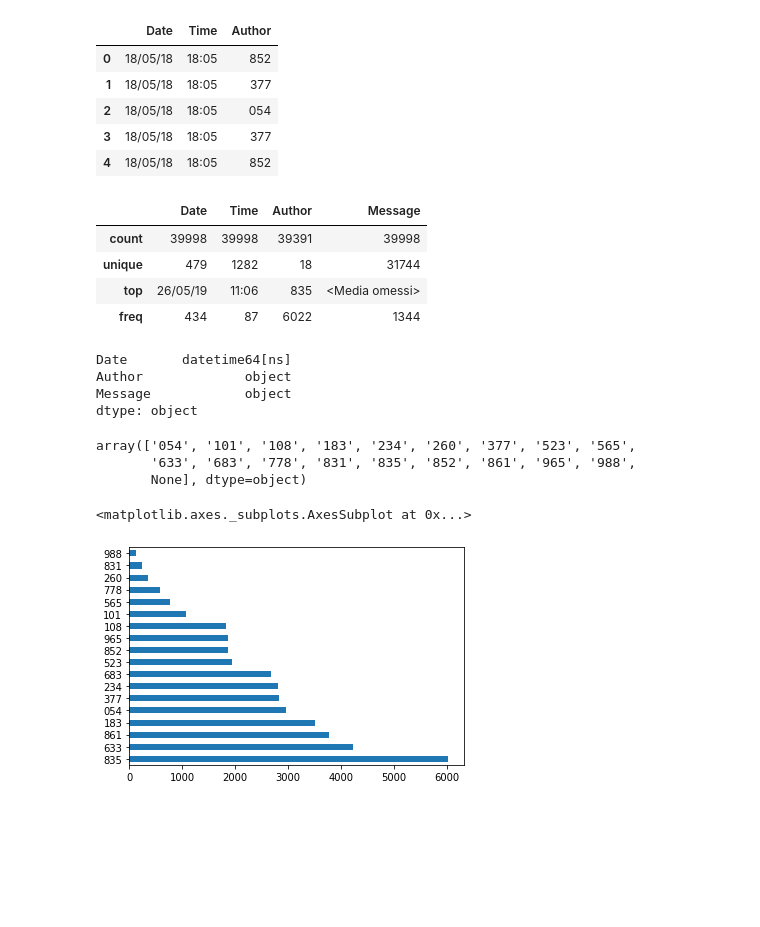
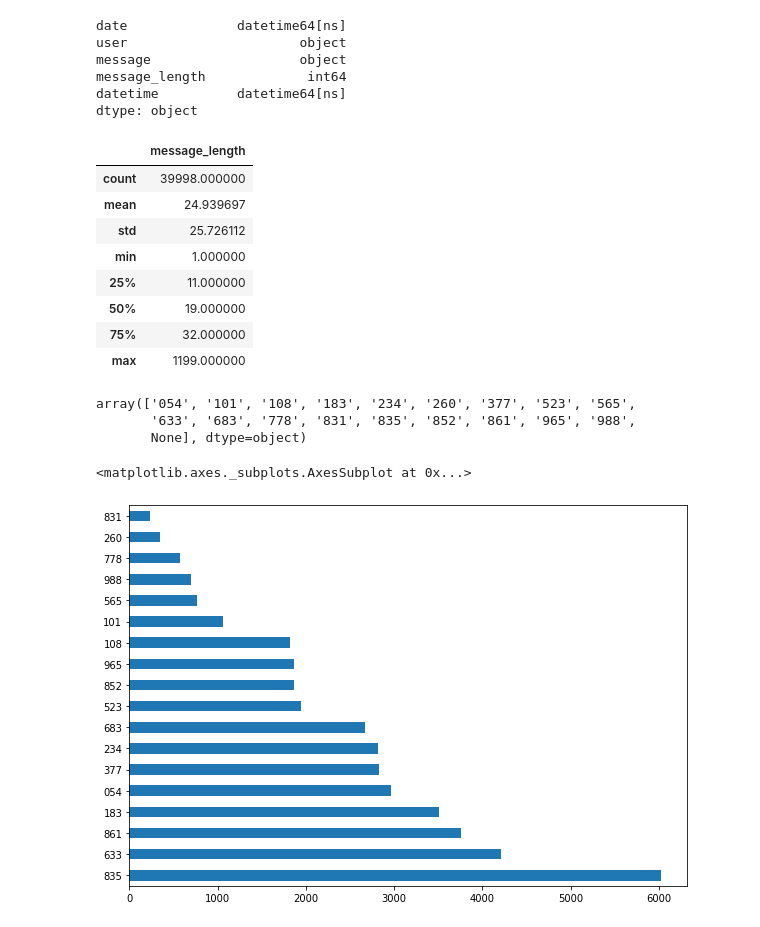
Before and after one commit to ftrova1/Whatsapp-chat-analysis, a Jupyter notebook: analyzer/wa_analysis.ipynb, the cells around one changed output. Drawn from its saved outputs; the diff is of its cells as text; code cells hidden in the pictures; blank space fills up the shorter version.

```diff
--- a/analyzer/wa_analysis.ipynb
+++ b/analyzer/wa_analysis.ipynb
@@ -14,27 +12,27 @@ df = pd.DataFrame(parsedData, columns=['Date', 'Time', 'Author', 'Message'])
-# %%
-df.iloc[:,:3].head()
-# %% [output]
-|  | Date | Time | Author |
-| 0 | 18/05/18 | 18:05 | 852 |
-| 1 | 18/05/18 | 18:05 | 377 |
-| 2 | 18/05/18 | 18:05 | 054 |
-| 3 | 18/05/18 | 18:05 | 377 |
-| 4 | 18/05/18 | 18:05 | 852 |
+# %%
+df = pd.DataFrame(parsedData, columns=['date', 'time', 'user', 'message'])
+df['message_length'] = df['message'].str.len()
+df['datetime'] = pd.to_datetime(df['date'] + ' ' + df['time'])
+df['date'] = pd.to_datetime(df['date'])
+df = df.drop(columns=['time'])
+df.dtypes
+# %% [output]
+date              datetime64[ns]
+user                      object
+message                   object
+message_length             int64
+datetime          datetime64[ns]
+dtype: object
 # %%
 df.describe()
 # %% [output]
-|  | Date | Time | Author | Message |
-| count | 39998 | 39998 | 39391 | 39998 |
-| unique | 479 | 1282 | 18 | 31744 |
-| top | 26/05/19 | 11:06 | 835 | <Media omessi> |
-| freq | 434 | 87 | 6022 | 1344 |
+|  | message_length |
+| count | 39998.000000 |
+| mean | 24.939697 |
+| std | 25.726112 |
+| min | 1.000000 |
+| 25% | 11.000000 |
+| 50% | 19.000000 |
+| 75% | 32.000000 |
+| max | 1199.000000 |
-# %%
-df['Date'] = pd.to_datetime(df['Date'] + ' ' + df['Time'])
-df = df.drop(columns=['Time'])
-df.dtypes
-# %% [output]
-Date       datetime64[ns]
-Author             object
-Message            object
-dtype: object
 # %%
@@ -44,8 +42,9 @@ array(['054', '101', '108', '183', '234', '260', '377', '523', '565',
        '633', '683', '778', '831', '835', '852', '861', '965', '988',
        None], dtype=object)
 # %%
-df['Author'].value_counts().plot(kind="barh")
+plt.figure(figsize=(10,7))
+df['user'].value_counts().plot(kind="barh")
 # %% [output]
 <matplotlib.axes._subplots.AxesSubplot at 0x...>
-[figure, old version]
+[figure, new version]
 # %%
```
Also changed, not shown: parts of 6 cells of this notebook.
